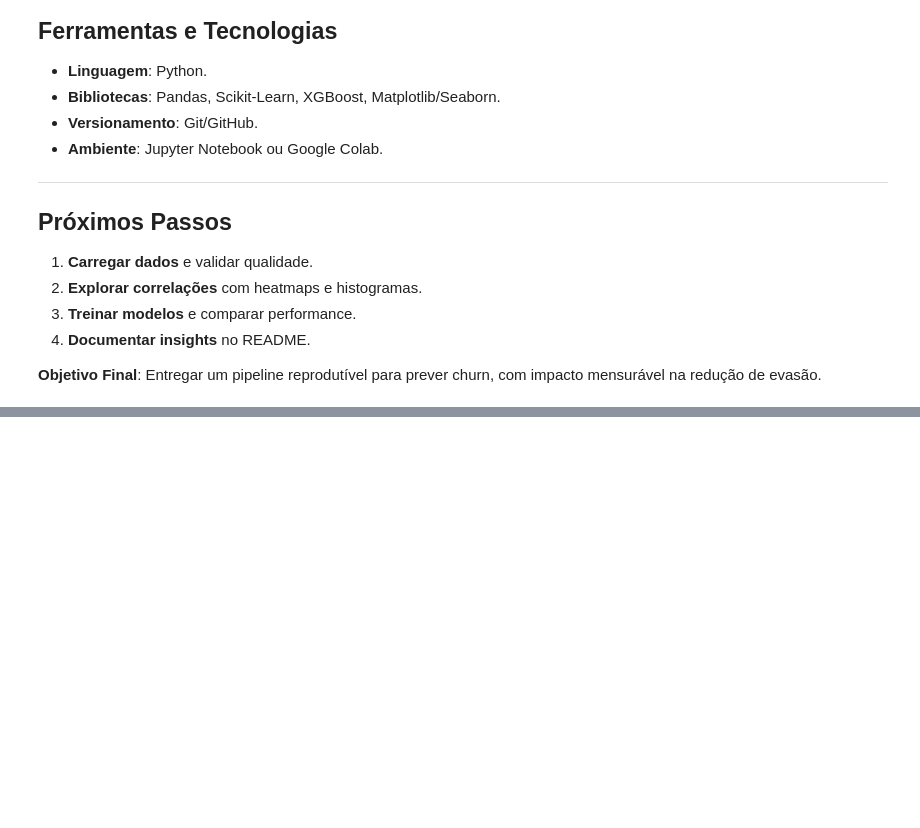
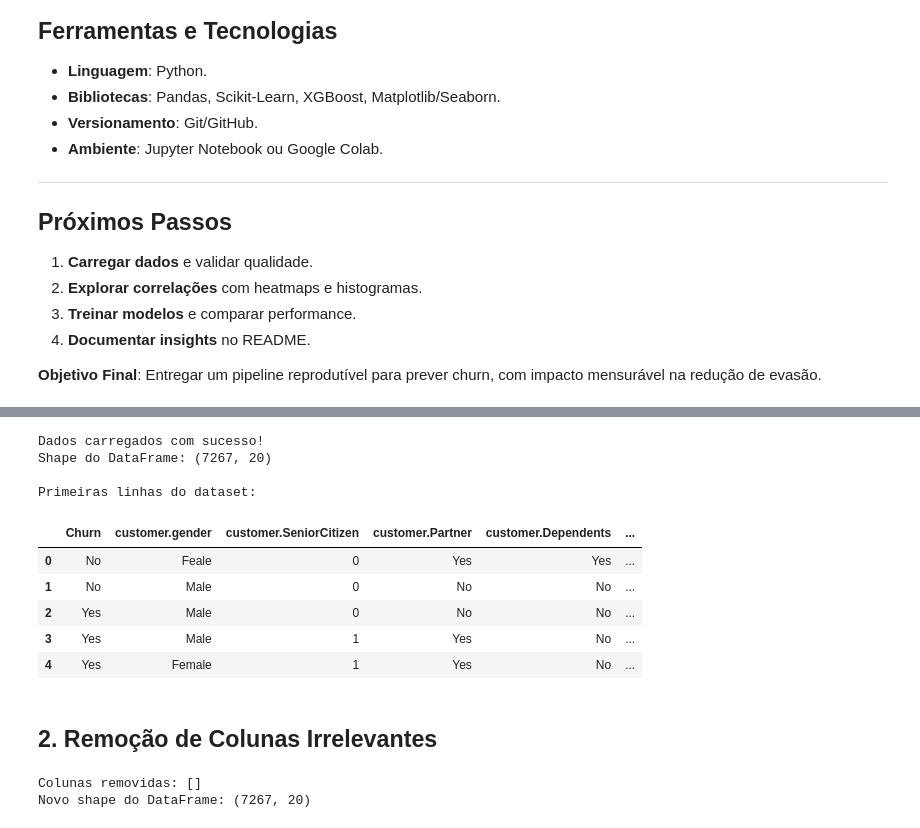
Before and after one commit to anandamatos/telecom-x2, a Jupyter notebook: notebooks/index.ipynb, the cells around one changed output, grey strips where cells are left out. Saved outputs shown, nothing was run; the diff lists cells and outputs as text; code cells hidden in the pictures; blank space fills up the shorter version.

```diff
--- a/notebooks/index.ipynb
+++ b/notebooks/index.ipynb
@@ -66,0 +73,37 @@ TELECOM-X2/
+# %%
+import pandas as pd
+
+# Carregar o arquivo CSV tratado
+try:
+    df = pd.read_csv('https://raw.githubusercontent.com/anandamatos/telecom-x2/refs/heads/master/data/dados_sem_colunas_irrelevantes.csv')
+    print("Dados carregados com sucesso!")
+    print(f"Shape do DataFrame: {df.shape}")
+    print("\nPrimeiras linhas do dataset:")
+    display(df.head())
+except FileNotFoundError:
+    print("Arquivo não encontrado. Verifique o caminho ou execute primeiro a etapa de ETL.")
+# %% [output]
+Dados carregados com sucesso!
+Shape do DataFrame: (7267, 20)
+
+Primeiras linhas do dataset:
+|  | Churn | customer.gender | customer.SeniorCitizen | customer.Partner | customer.Dependents | ... |
+| 0 | No | Feale | 0 | Yes | Yes | ... |
+| 1 | No | Male | 0 | No | No | ... |
+| 2 | Yes | Male | 0 | No | No | ... |
+| 3 | Yes | Male | 1 | Yes | No | ... |
+| 4 | Yes | Female | 1 | Yes | No | ... |
+# %% [markdown]
+## 2. Remoção de Colunas Irrelevantes
+# %%
+# Identificar colunas que não contribuem para a análise preditiva
+cols_to_drop = ['customerID', 'Unnamed: 0']  # Exemplo - ajuste conforme seu dataset
+
+# Manter apenas colunas relevantes
+df_clean = df.drop(columns=[col for col in cols_to_drop if col in df.columns])
+
+print(f"Colunas removidas: {[col for col in cols_to_drop if col in df.columns]}")
+print(f"Novo shape do DataFrame: {df_clean.shape}")
+# %% [output]
+Colunas removidas: []
+Novo shape do DataFrame: (7267, 20)
```
Also changed, not shown: parts of 15 cells of this notebook, 1 other file.
